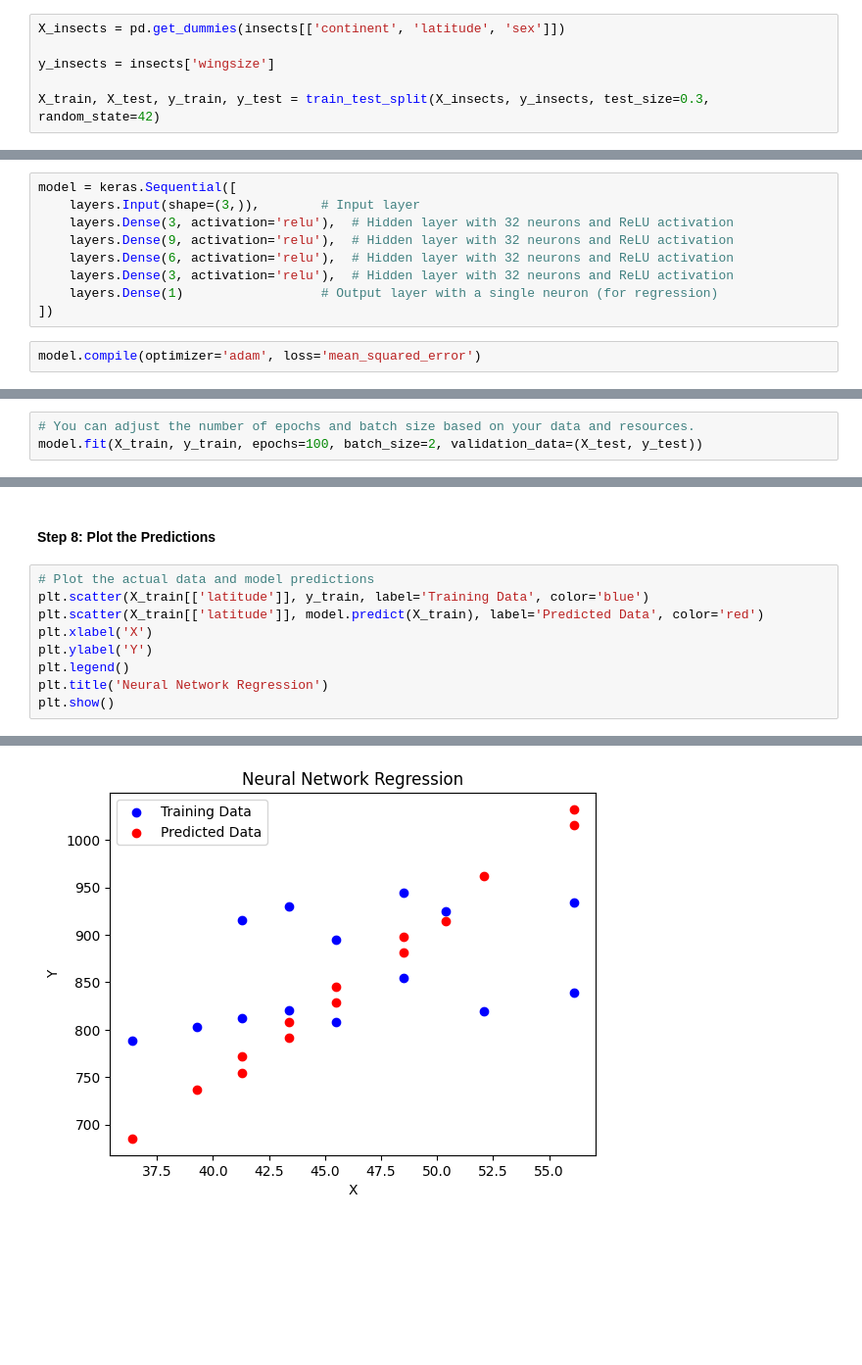
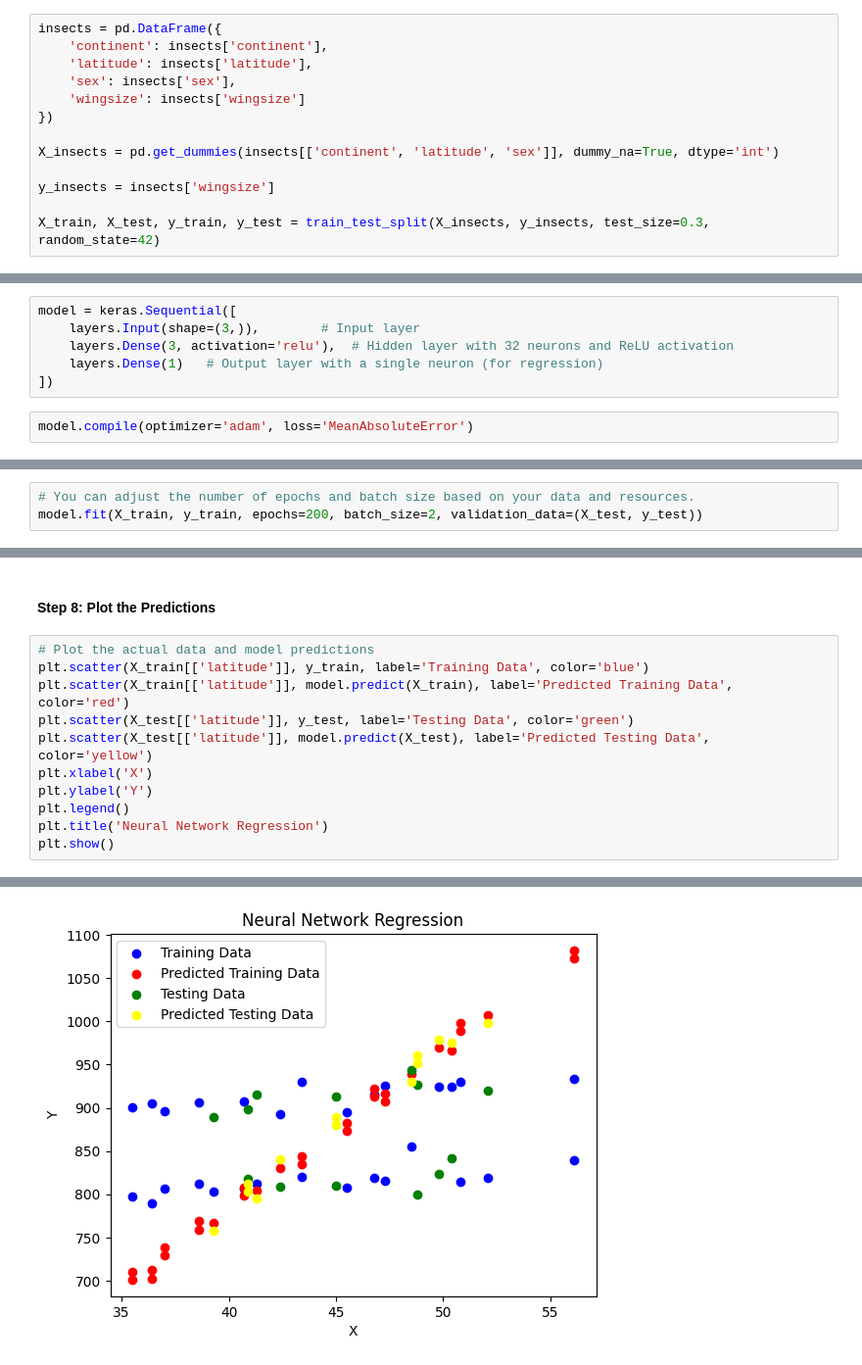
Before and after one commit to waynewilliamprout123456789/Machine_Learning, a Jupyter notebook: examples/5.OOP_Neural_Network_Simple.ipynb, the cells around one changed output, grey strips where cells are left out. Shown at 98% size. Saved outputs shown, nothing was run; the diff lists cells and outputs as text; blank space fills up the shorter version.

Commit message:
refine simple neural network model

```diff
--- a/examples/5.OOP_Neural_Network_Simple.ipynb
+++ b/examples/5.OOP_Neural_Network_Simple.ipynb
@@ -30,7 +29,14 @@ insects.head()
 # %% [markdown]
 #### Step 3: Split The Data into Training And Testing Sets
 # %%
-X_insects = pd.get_dummies(insects[['continent', 'latitude', 'sex']])
+insects = pd.DataFrame({
+    'continent': insects['continent'],
+    'latitude': insects['latitude'],
+    'sex': insects['sex'],
+    'wingsize': insects['wingsize']
+})
+
+X_insects = pd.get_dummies(insects[['continent', 'latitude', 'sex']], dummy_na=True, dtype='int')
 
 y_insects = insects['wingsize']
 
@@ -61,13 +67,10 @@ Most of deep learning consists of chaining together simple layers. Most layers,
 model = keras.Sequential([
     layers.Input(shape=(3,)),        # Input layer
     layers.Dense(3, activation='relu'),  # Hidden layer with 32 neurons and ReLU activation
-    layers.Dense(9, activation='relu'),  # Hidden layer with 32 neurons and ReLU activation
-    layers.Dense(6, activation='relu'),  # Hidden layer with 32 neurons and ReLU activation
-    layers.Dense(3, activation='relu'),  # Hidden layer with 32 neurons and ReLU activation
-    layers.Dense(1)                  # Output layer with a single neuron (for regression)
+    layers.Dense(1)   # Output layer with a single neuron (for regression)
 ])
 # %%
-model.compile(optimizer='adam', loss='mean_squared_error')
+model.compile(optimizer='adam', loss='MeanAbsoluteError')
 # %% [markdown]
 #### Step 5: Fit The Model
 
@@ -79,5 +82,5 @@ Fitting (Training) the neural network model requires the following steps:
 4. Verify that the predictions match the labels from the `test_labels` array.
 # %%
 # You can adjust the number of epochs and batch size based on your data and resources.
-model.fit(X_train, y_train, epochs=100, batch_size=2, validation_data=(X_test, y_test))
+model.fit(X_train, y_train, epochs=200, batch_size=2, validation_data=(X_test, y_test))
 # %% [output]
@@ -125,7 +128,9 @@ print(predictions)
 # %%
 # Plot the actual data and model predictions
 plt.scatter(X_train[['latitude']], y_train, label='Training Data', color='blue')
-plt.scatter(X_train[['latitude']], model.predict(X_train), label='Predicted Data', color='red')
+plt.scatter(X_train[['latitude']], model.predict(X_train), label='Predicted Training Data', color='red')
+plt.scatter(X_test[['latitude']], y_test, label='Testing Data', color='green')
+plt.scatter(X_test[['latitude']], model.predict(X_test), label='Predicted Testing Data', color='yellow')
 plt.xlabel('X')
 plt.ylabel('Y')
 plt.legend()
@@ -136 +142 @@ plt.show()
-[figure, old version]
+[figure, new version]
```
Also changed, not shown: parts of 8 cells of this notebook, 5 other files.
